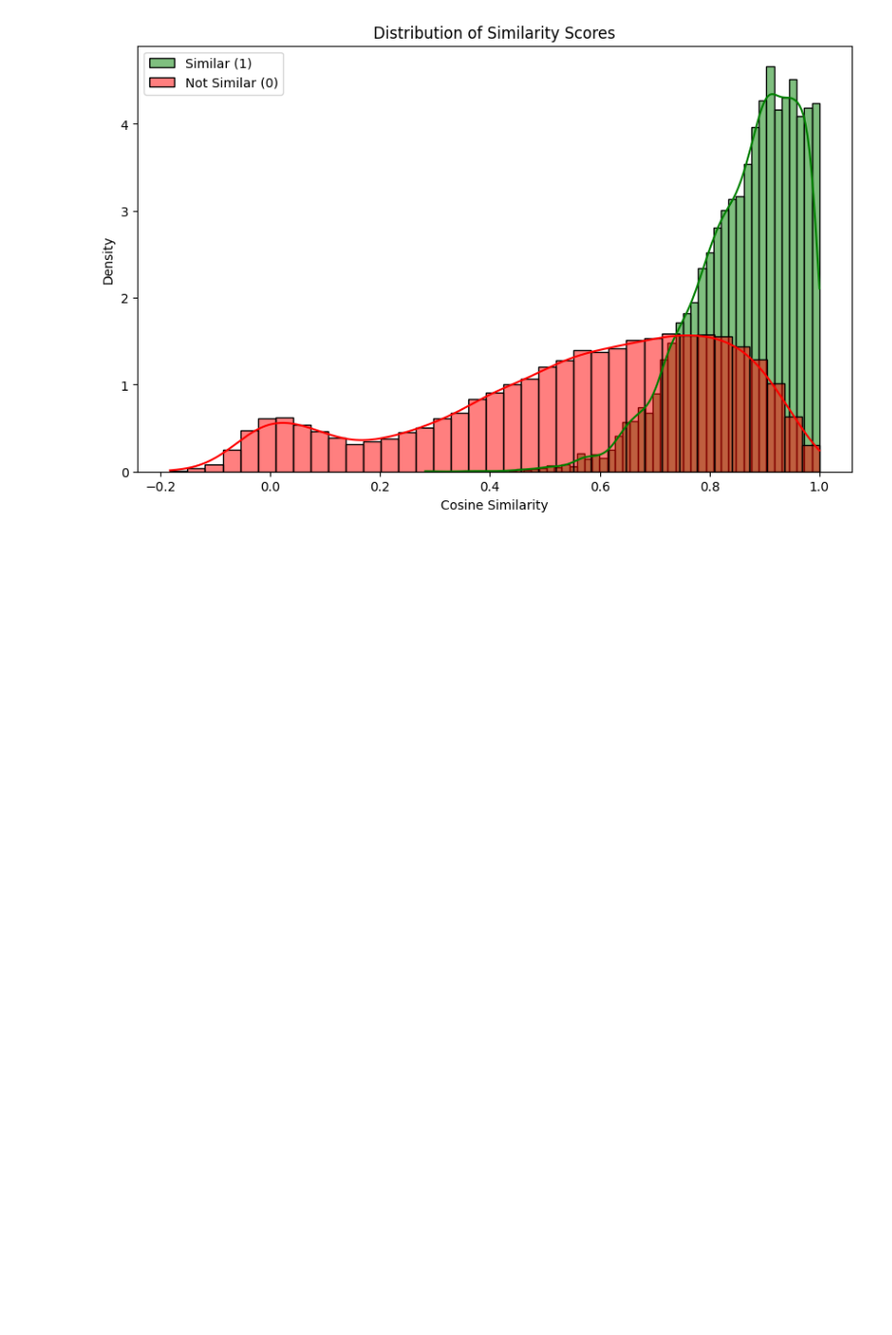
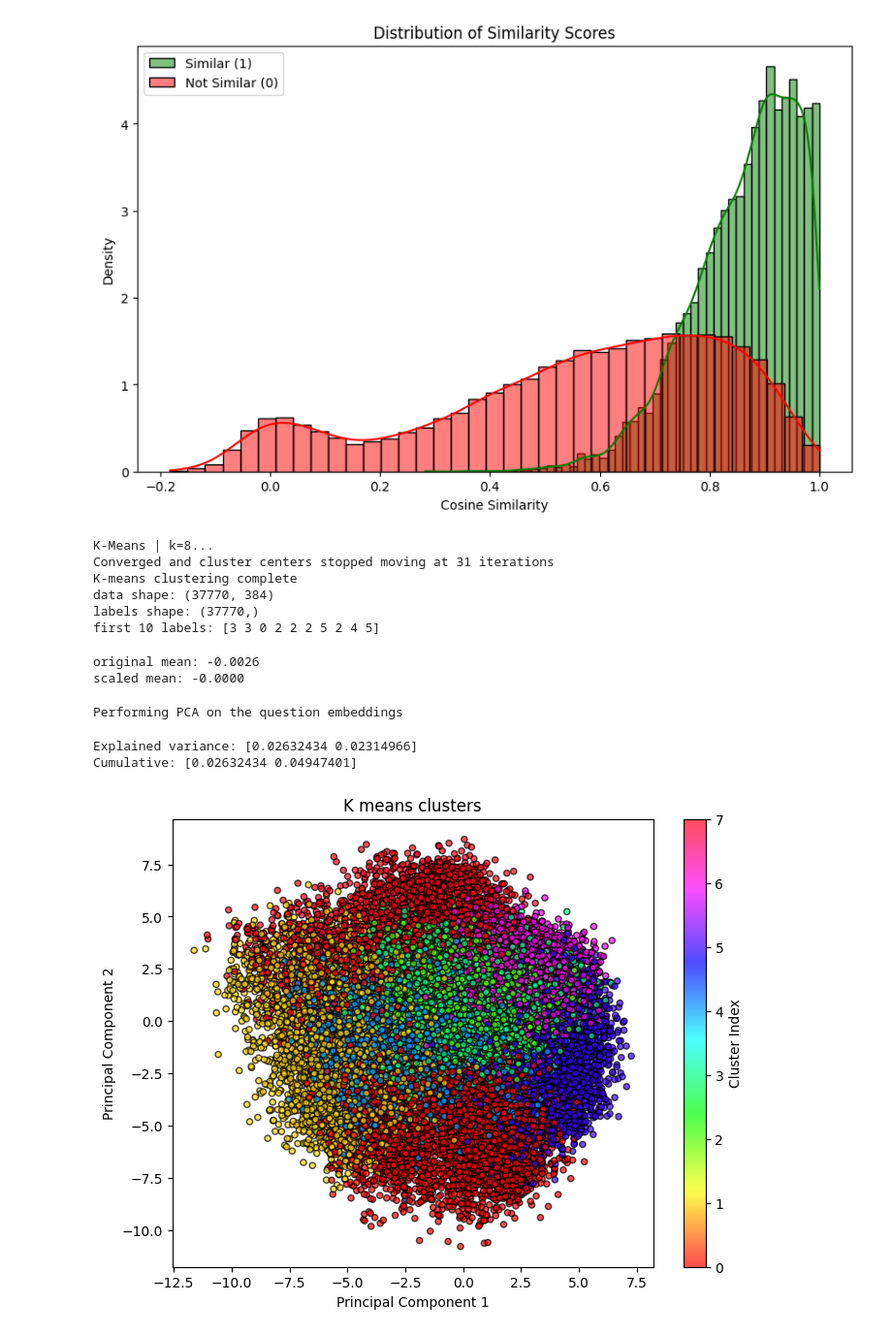
Before and after one commit to jatin-reddy/Semantic_Similarity_NLP, a Jupyter notebook: Semantic_Similarity.ipynb, the cells around one changed output. Shown at 97% size. Saved outputs shown, nothing was run; the diff lists cells and outputs as text; code cells hidden in the pictures; blank space fills up the shorter version.

Commit message:
feat : K-means, n_clusters - elbow method, PCA to visualise clusters

```diff
--- a/Semantic_Similarity.ipynb
+++ b/Semantic_Similarity.ipynb
@@ -201,0 +268,54 @@ plt.show()
+# %%
+X = unique_questions_embeddings
+k_val = 8
+print(f"K-Means | k={k_val}...")
+
+kMeans = k_means(k=k_val, max_iterations=100)
+kMeans.fit(X)
+cluster_labels = kMeans.labels
+
+print(f"data shape: {X.shape}")
+print(f"labels shape: {cluster_labels.shape}")
+print(f"first 10 labels: {cluster_labels[:10]}")
+# %% [output]
+K-Means | k=8...
+Converged and cluster centers stopped moving at 31 iterations
+K-means clustering complete
+data shape: (37770, 384)
+labels shape: (37770,)
+first 10 labels: [3 3 0 2 2 2 5 2 4 5]
+# %%
+from sklearn.preprocessing import StandardScaler
+from sklearn.decomposition import PCA
+
+scaler = StandardScaler()
+X_scaled = scaler.fit_transform(X)
+
+print(f"original mean: {X[:, 0].mean():.4f}")
+print(f"scaled mean: {X_scaled[:, 0].mean():.4f}")
+# %% [output]
+original mean: -0.0026
+scaled mean: -0.0000
+# %%
+print("Performing PCA on the question embeddings")
+labels = cluster_labels
+pca = PCA(n_components=2)
+X_pca = pca.fit_transform(X_scaled)
+# %% [output]
+Performing PCA on the question embeddings
+# %%
+print("Explained variance:", pca.explained_variance_ratio_)
+print("Cumulative:", np.cumsum(pca.explained_variance_ratio_))
+# %% [output]
+Explained variance: [0.02632434 0.02314966]
+Cumulative: [0.02632434 0.04947401]
+# %%
+plt.figure(figsize=(8,6))
+plt.scatter(X_pca[:, 0], X_pca[:, 1], c=labels, cmap='hsv', edgecolor='k', alpha=0.7, s=20)
+plt.xlabel("Principal Component 1")
+plt.ylabel("Principal Component 2")
+plt.title("K means clusters")
+plt.colorbar(label="Cluster Index")
+plt.show()
+# %% [output]
+[figure, added]
```
Also changed, not shown: parts of 8 cells of this notebook.
